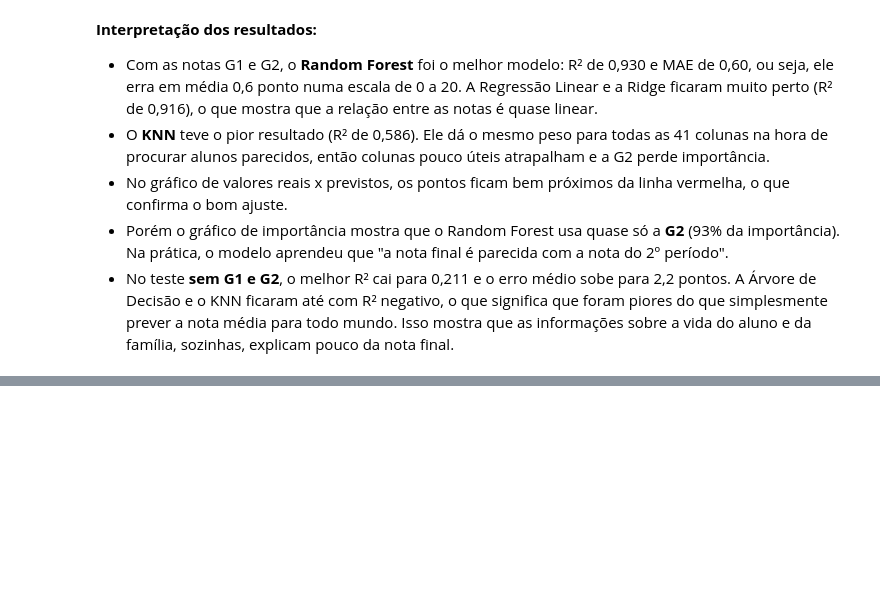
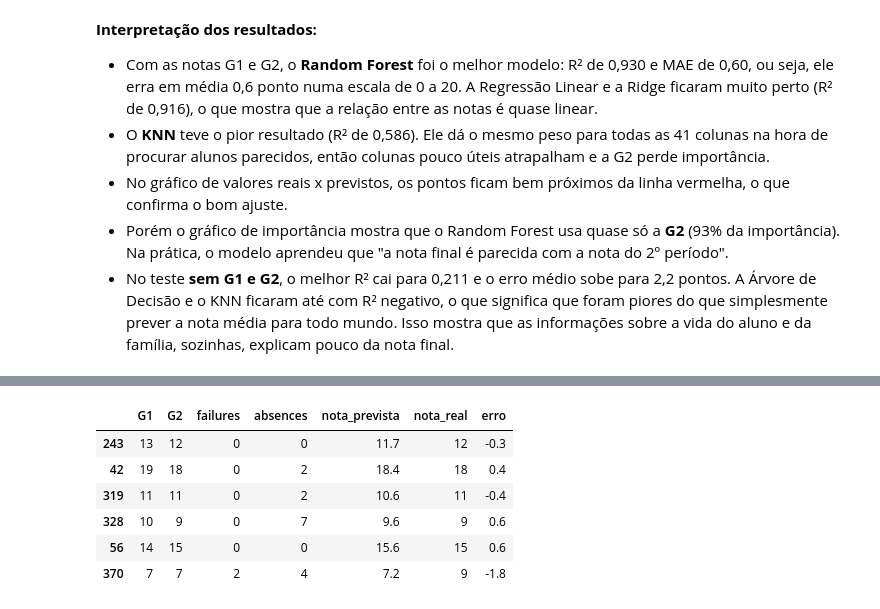
Before and after one commit to JlucasFaria/projeto-ml, a Jupyter notebook: notebooks/04_notas_alunos.ipynb, the cells around one changed output, grey strips where cells are left out. Cells and saved outputs as stored; diff of their text form; code cells hidden in the pictures; blank space fills up the shorter version.

Commit message:
adiciona previsao e conclusao das notas

```diff
--- a/notebooks/04_notas_alunos.ipynb
+++ b/notebooks/04_notas_alunos.ipynb
@@ -365,0 +370,19 @@ pd.DataFrame(resultados_sem).sort_values('R²', ascending=False).round(3)
+# %%
+melhor_modelo = modelos[melhor_nome]
+
+exemplos = X_teste.head(6)
+exemplos_pad = scaler.transform(exemplos)
+
+resultado = exemplos[['G1', 'G2', 'failures', 'absences']].copy()
+resultado['nota_prevista'] = melhor_modelo.predict(exemplos_pad).round(1)
+resultado['nota_real'] = y_teste.head(6).values
+resultado['erro'] = (resultado['nota_prevista'] - resultado['nota_real']).round(1)
+resultado
+# %% [output]
+|  | G1 | G2 | failures | absences | nota_prevista | nota_real | erro |
+| 243 | 13 | 12 | 0 | 0 | 11.7 | 12 | -0.3 |
+| 42 | 19 | 18 | 0 | 2 | 18.4 | 18 | 0.4 |
+| 319 | 11 | 11 | 0 | 2 | 10.6 | 11 | -0.4 |
+| 328 | 10 | 9 | 0 | 7 | 9.6 | 9 | 0.6 |
+| 56 | 14 | 15 | 0 | 0 | 15.6 | 15 | 0.6 |
+| 370 | 7 | 7 | 2 | 4 | 7.2 | 9 | -1.8 |
```
Also changed, not shown: parts of 2 cells of this notebook.
